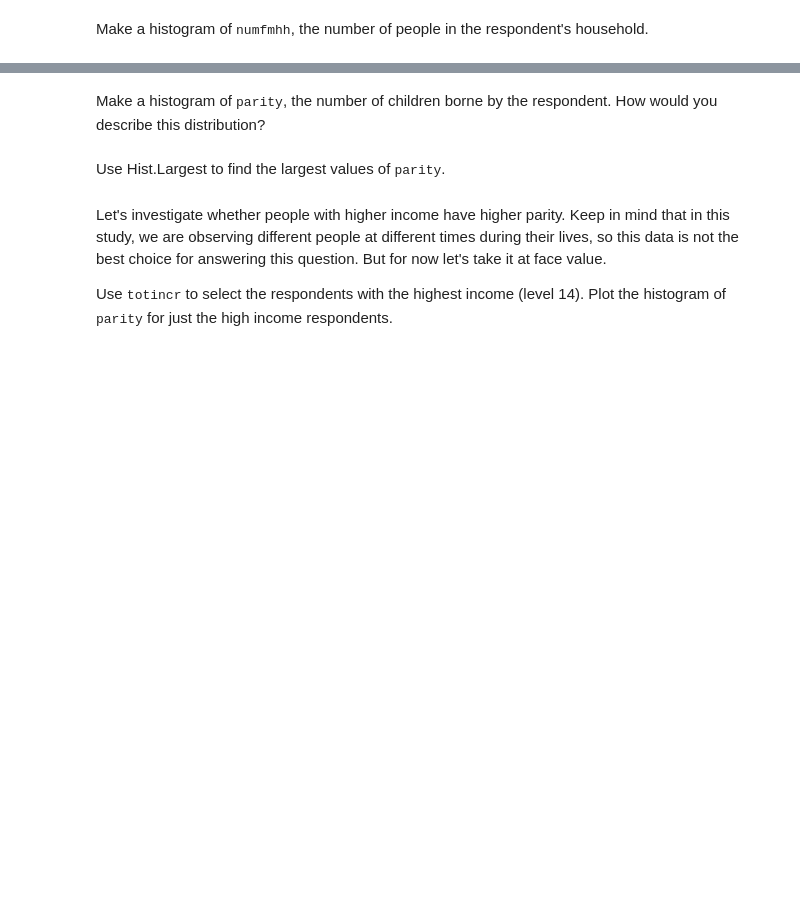
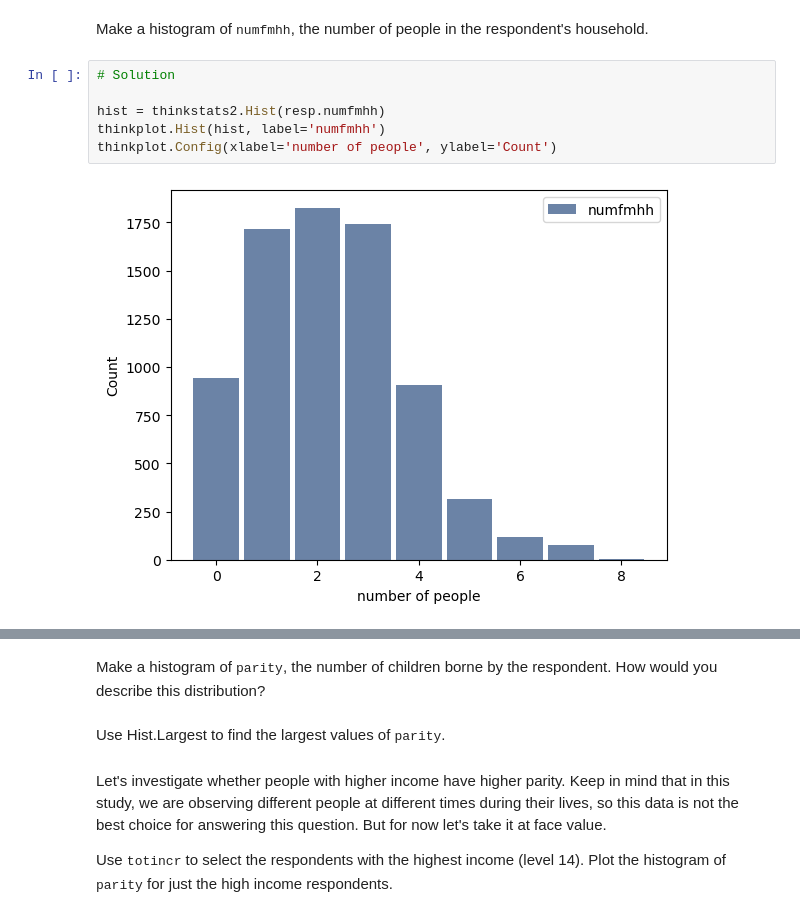
Before and after one commit to akhi08/Thinkstats2_exercise, a Jupyter notebook: Thinkstats/chap02ex.ipynb, the cells around one changed output, grey strips where cells are left out. Drawn from its saved outputs; the diff is of its cells as text; blank space fills up the shorter version.

```diff
--- a/Thinkstats/chap02ex.ipynb
+++ b/Thinkstats/chap02ex.ipynb
@@ -293,2 +334,10 @@ Make a histogram of <tt>age_r</tt>, the respondent's age at the time of intervie
 # %% [markdown]
 Make a histogram of <tt>numfmhh</tt>, the number of people in the respondent's household.
+# %%
+# Solution
+
+hist = thinkstats2.Hist(resp.numfmhh)
+thinkplot.Hist(hist, label='numfmhh')
+thinkplot.Config(xlabel='number of people', ylabel='Count')
+# %% [output]
+[figure, added]
```
Also changed, not shown: parts of 8 cells of this notebook.
